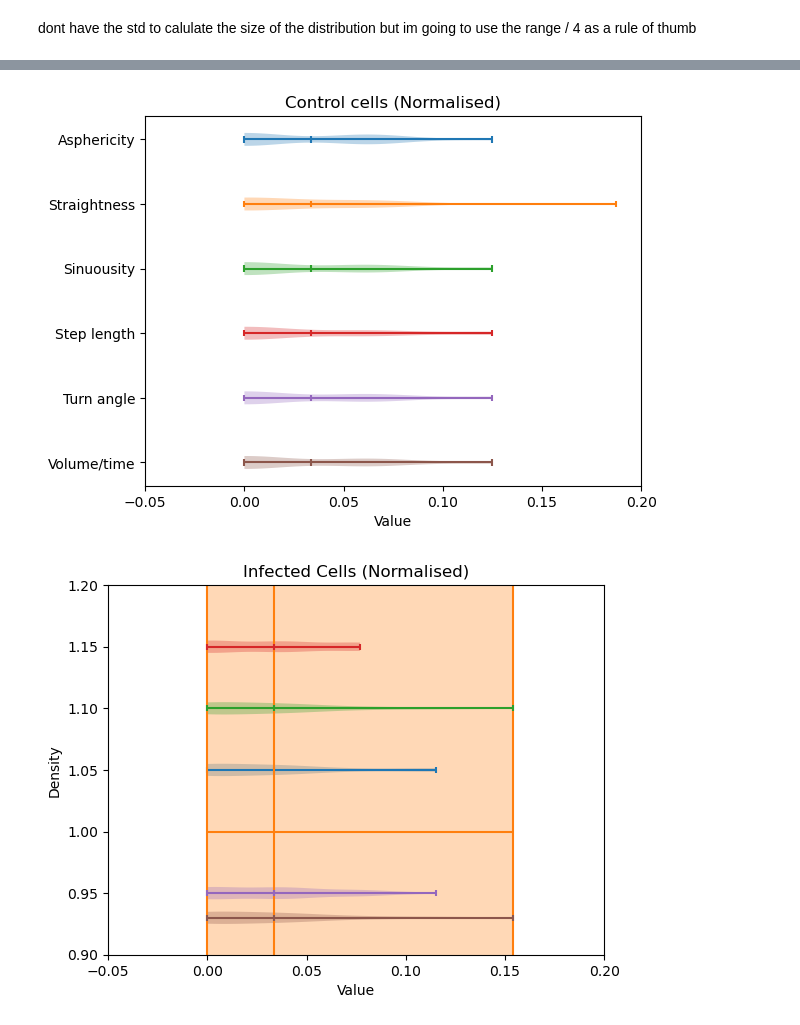
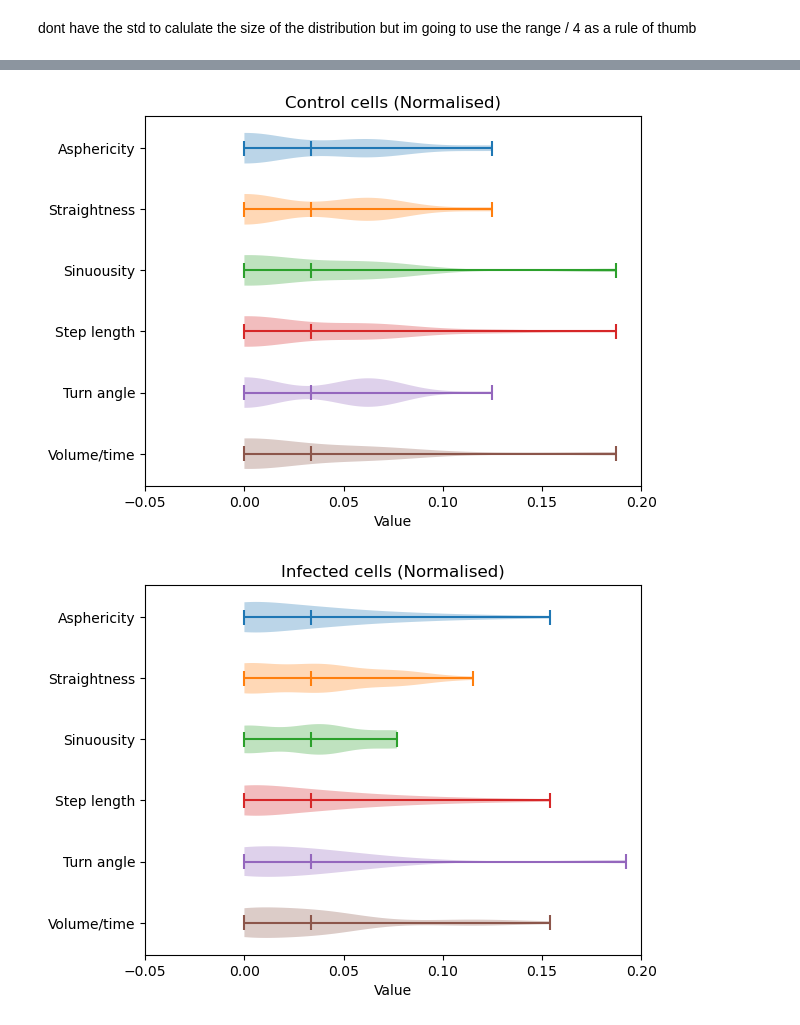
Before and after one commit to dz1921/RANDOMWALK, a Jupyter notebook: Graph Plotting.ipynb, the cells around one changed output, grey strips where cells are left out. Saved outputs shown, nothing was run; the diff lists cells and outputs as text; code cells hidden in the pictures.

Commit message:
Distributions used in pitch

```diff
--- a/Graph Plotting.ipynb
+++ b/Graph Plotting.ipynb
@@ -51,19 +51,18 @@ norm_distribution_vol = normalize(distribution_vol)
 # %%
 # Plotting
 fig,ax=plt.subplots()
-n=0.05
+n=0.2
 labels = ['Asphericity','Straightness','Sinuousity','Step length','Turn angle','Volume/time','']
 labels.reverse()
-plt.violinplot(norm_distribution_asph, positions=[6*n], vert=False, widths=0.01, showmeans=True)
-plt.violinplot(norm_distribution_str, positions=[5*n], vert=False, widths=0.01, showmeans=True)
-plt.violinplot(norm_distribution_sin, positions=[4*n], vert=False, widths=0.01, showmeans=True)
-plt.violinplot(norm_distribution_stp, positions=[3*n], vert=False, widths=0.01, showmeans=True)
-plt.violinplot(norm_distribution_ang, positions=[2*n], vert=False, widths=0.01, showmeans=True)
-plt.violinplot(norm_distribution_vol, positions=[n], vert=False, widths=0.01, showmeans=True)
+plt.violinplot(norm_distribution_asph, positions=[6*n], vert=False, widths=0.1, showmeans=True)
+plt.violinplot(norm_distribution_str, positions=[5*n], vert=False, widths=0.1, showmeans=True)
+plt.violinplot(norm_distribution_sin, positions=[4*n], vert=False, widths=0.1, showmeans=True)
+plt.violinplot(norm_distribution_stp, positions=[3*n], vert=False, widths=0.1, showmeans=True)
+plt.violinplot(norm_distribution_ang, positions=[2*n], vert=False, widths=0.1, showmeans=True)
+plt.violinplot(norm_distribution_vol, positions=[n], vert=False, widths=0.1, showmeans=True)
 
 
 plt.xlim([-0.05,0.2])
-#plt.ylim([0.9,1.2])
 
 # Add labels and title
 plt.xlabel('Value')
@@ -73,7 +72,7 @@ ax.set_yticklabels(labels)
 plt.title('Control cells (Normalised)')
 plt.show()
 # %% [output]
-[figure, old version]
+[figure, new version]
 # %%
 # Distribution generation for DISEASED
 # %%
@@ -122,21 +121,26 @@ inf_norm_distribution_vol = normalize(inf_distribution_vol)
 plt.close()
 # %%
 # Plotting
-plt.violinplot(inf_norm_distribution_asph, positions=[1.05], vert=False, widths=0.01, showmeans=True)
-plt.violinplot(inf_norm_distribution_str, positions=[1], vert=False, widths=10, showmeans=True)
-plt.violinplot(inf_norm_distribution_sin, positions=[1.10], vert=False, widths=0.01, showmeans=True)
-plt.violinplot(inf_norm_distribution_stp, positions=[1.15], vert=False, widths=0.01, showmeans=True)
-plt.violinplot(inf_norm_distribution_ang, positions=[0.95], vert=False, widths=0.01, showmeans=True)
-plt.violinplot(inf_norm_distribution_vol, positions=[0.93], vert=False, widths=0.01, showmeans=True)
+fig,ax=plt.subplots()
+n=0.2
+labels = ['Asphericity','Straightness','Sinuousity','Step length','Turn angle','Volume/time','']
+labels.reverse()
+plt.violinplot(inf_norm_distribution_asph, positions=[6*n], vert=False, widths=0.1, showmeans=True)
+plt.violinplot(inf_norm_distribution_str, positions=[5*n], vert=False, widths=0.1, showmeans=True)
+plt.violinplot(inf_norm_distribution_sin, positions=[4*n], vert=False, widths=0.1, showmeans=True)
+plt.violinplot(inf_norm_distribution_stp, positions=[3*n], vert=False, widths=0.1, showmeans=True)
+plt.violinplot(inf_norm_distribution_ang, positions=[2*n], vert=False, widths=0.1, showmeans=True)
+plt.violinplot(inf_norm_distribution_vol, positions=[n], vert=False, widths=0.1, showmeans=True)
 
 
 plt.xlim([-0.05,0.2])
-plt.ylim([0.9,1.2])
 
 # Add labels and title
 plt.xlabel('Value')
-plt.ylabel('Density')
-plt.title('Infected Cells (Normalised)')
+""" ax.set_yticks([1,2,3,4,5,6]) """
+ax.set_yticklabels(labels)
+""" plt.xticks([1:6],labels) """
+plt.title('Infected cells (Normalised)')
 plt.show()
 # %% [output]
-[figure, old version]
+[figure, new version]
```
Also changed, not shown: parts of 1 cell of this notebook.
